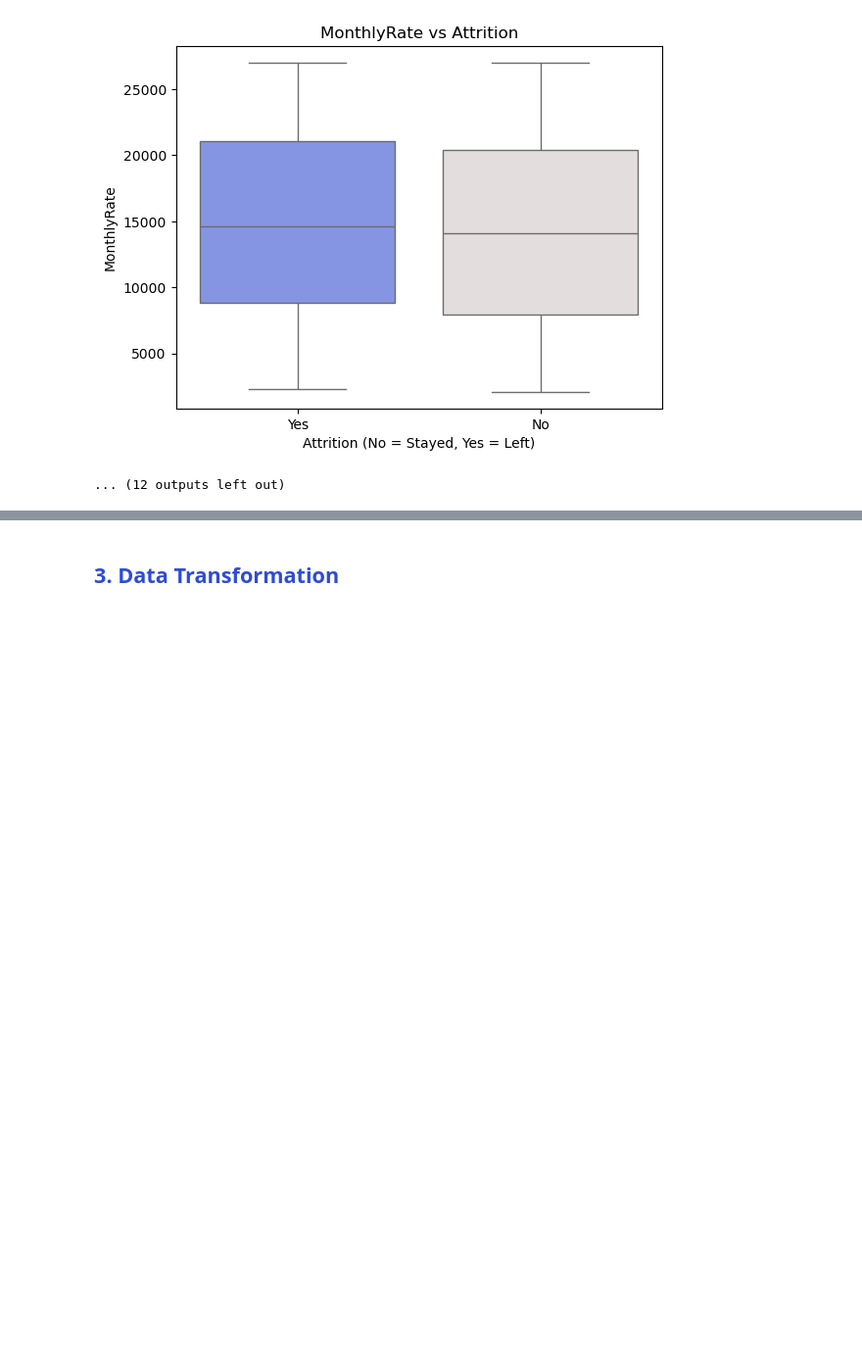
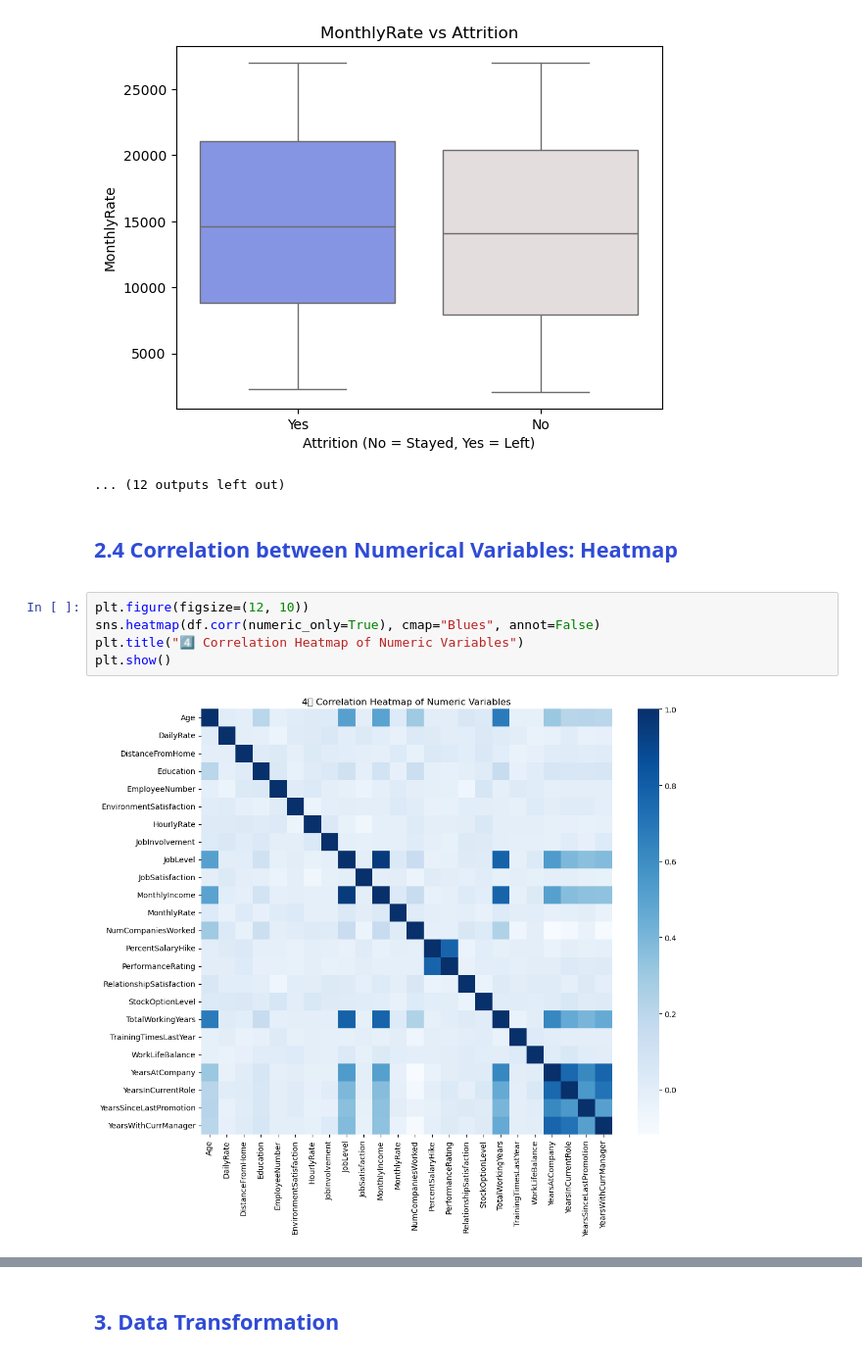
Before and after one commit to deboratcruz11/bootcamp, a Jupyter notebook: HR_Attrition.ipynb, the cells around one changed output, grey strips where cells are left out. Shown at 98% size. Cells and saved outputs as stored; diff of their text form; blank space fills up the shorter version.

Commit message:
Correlation

```diff
--- a/HR_Attrition.ipynb
+++ b/HR_Attrition.ipynb
@@ -359,3 +359,17 @@ for col in numerical_cols:
 [figure]
 [figure]
 ... (12 outputs left out)
+# %% [markdown]
+<a class="anchor" id="2nd-bullet">
+
+
+<font color = '#2f4bd6ff'>
+
+## **2.4 Correlation between Numerical Variables: Heatmap** </font></a>
+# %%
+plt.figure(figsize=(12, 10))
+sns.heatmap(df.corr(numeric_only=True), cmap="Blues", annot=False)
+plt.title("4️⃣ Correlation Heatmap of Numeric Variables")
+plt.show()
+# %% [output]
+[figure, added]
```
Also changed, not shown: parts of 1 cell of this notebook.
